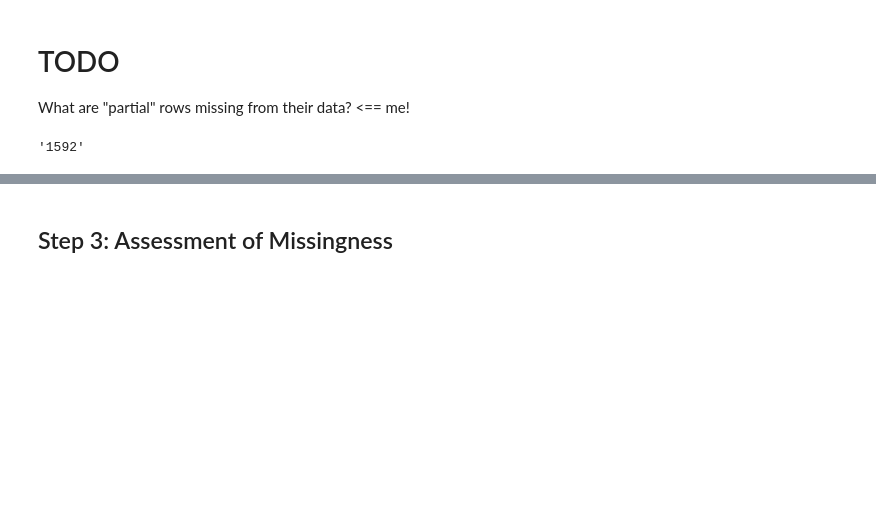
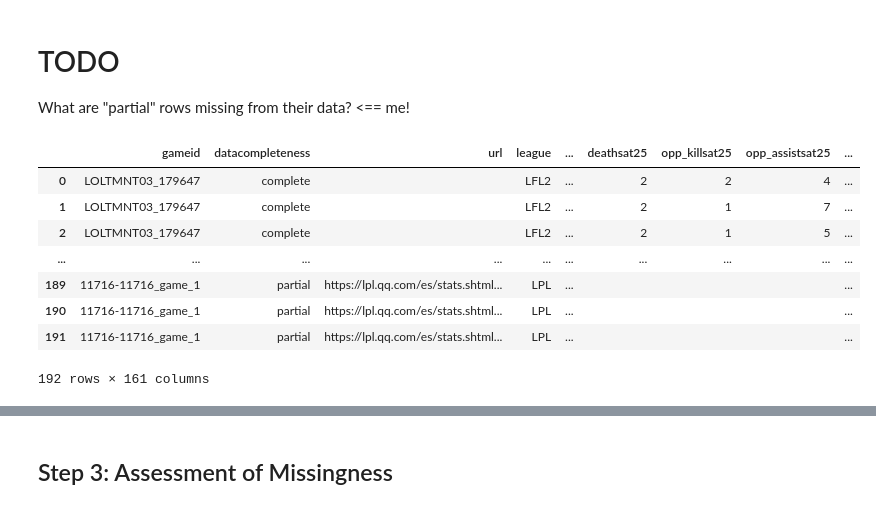
Before and after one commit to Lyn-Mansfield/dsc80-final-league, a Jupyter notebook: lyns-template.ipynb, the cells around one changed output, grey strips where cells are left out. Cells and saved outputs as stored; diff of their text form; code cells hidden in the pictures; blank space fills up the shorter version.

Commit message:
analyzed partial row data

```diff
--- a/lyns-template.ipynb
+++ b/lyns-template.ipynb
@@ -45,6 +47,14 @@ rowss = [x.split(',') for x in rows[1:]]
 data = pd.DataFrame(columns = columnss, data = rowss)
 # %%
 sample = data.iloc[:192]
-sample['gamelength'].iloc[0]
+sample
 # %% [output]
+|  | gameid | datacompleteness | url | league | ... | deathsat25 | opp_killsat25 | opp_assistsat25 | ... |
+| 0 | LOLTMNT03_179647 | complete |  | LFL2 | ... | 2 | 2 | 4 | ... |
+| 1 | LOLTMNT03_179647 | complete |  | LFL2 | ... | 2 | 1 | 7 | ... |
+| 2 | LOLTMNT03_179647 | complete |  | LFL2 | ... | 2 | 1 | 5 | ... |
+| ... | ... | ... | ... | ... | ... | ... | ... | ... | ... |
+| 189 | 11716-11716_game_1 | partial | https://lpl.qq.com/es/stats.shtml... | LPL | ... |  |  |  | ... |
+| 190 | 11716-11716_game_1 | partial | https://lpl.qq.com/es/stats.shtml... | LPL | ... |  |  |  | ... |
+| 191 | 11716-11716_game_1 | partial | https://lpl.qq.com/es/stats.shtml... | LPL | ... |  |  |  | ... |
-'1592'
+192 rows × 161 columns
```
Also changed, not shown: parts of 5 cells of this notebook, 2 other files.
